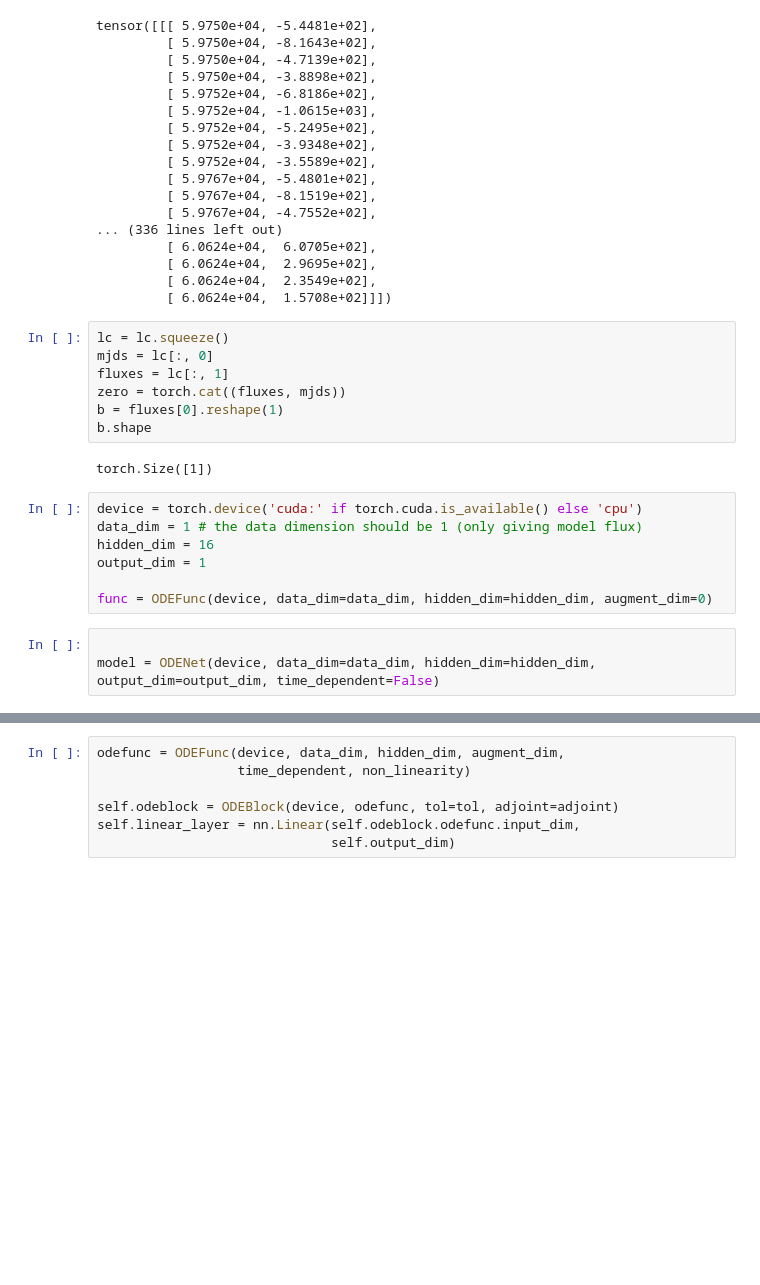
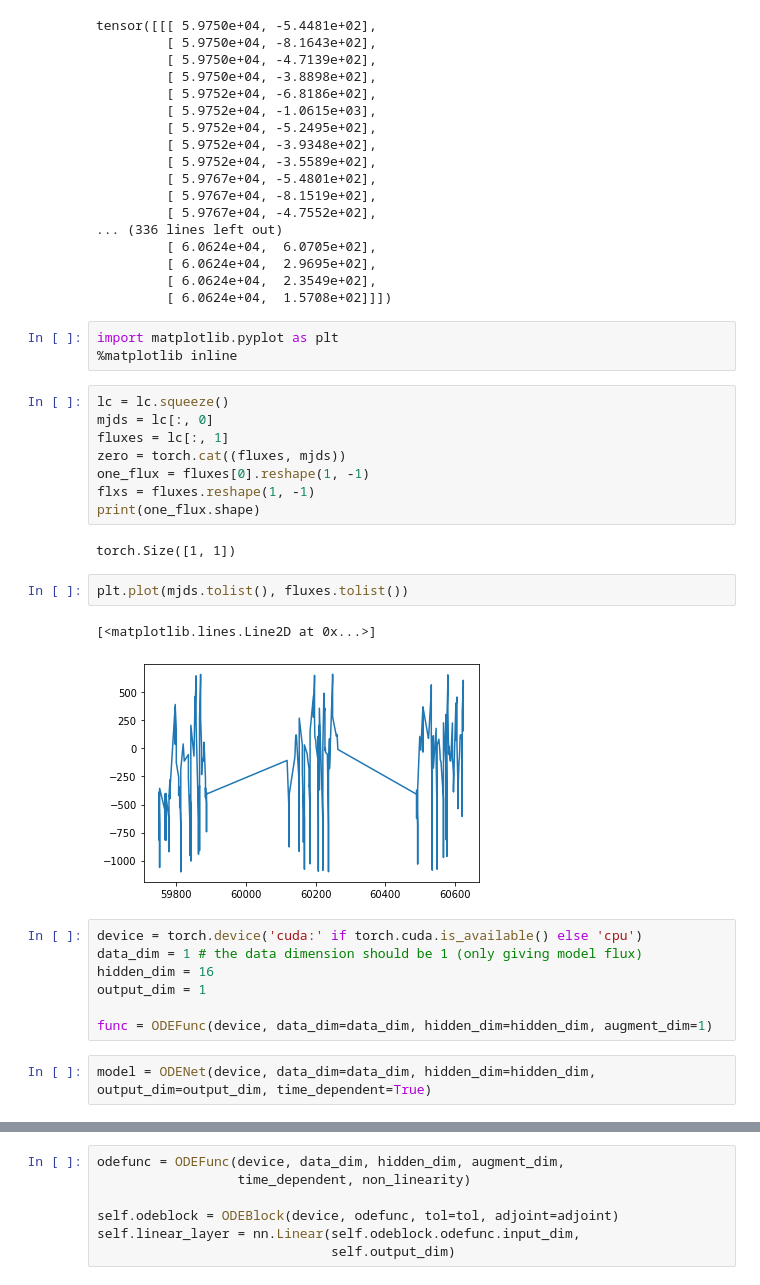
Before and after one commit to deepskies/cosmoNODE, a Jupyter notebook: eval_times.ipynb, the cells around one changed output, grey strips where cells are left out. Drawn from its saved outputs; the diff is of its cells as text; blank space fills up the shorter version.

Commit message:
adapted ode_demo to flux/times, going to move to .py to view the plots, cuz its not working in matplotlib

```diff
--- a/eval_times.ipynb
+++ b/eval_times.ipynb
@@ -41,25 +41,33 @@ tensor([[[ 5.9750e+04, -5.4481e+02],
          [ 6.0624e+04,  2.9695e+02],
          [ 6.0624e+04,  2.3549e+02],
          [ 6.0624e+04,  1.5708e+02]]])
+# %%
+import matplotlib.pyplot as plt
+%matplotlib inline
 # %%
 lc = lc.squeeze()
 mjds = lc[:, 0]
 fluxes = lc[:, 1]
 zero = torch.cat((fluxes, mjds))
-b = fluxes[0].reshape(1)
-b.shape
+one_flux = fluxes[0].reshape(1, -1)
+flxs = fluxes.reshape(1, -1)
+print(one_flux.shape)
 # %% [output]
-torch.Size([1])
+torch.Size([1, 1])
+# %%
+plt.plot(mjds.tolist(), fluxes.tolist())
+# %% [output]
+[<matplotlib.lines.Line2D at 0x...>]
+[figure, added]
 # %%
 device = torch.device('cuda:' if torch.cuda.is_available() else 'cpu')
 data_dim = 1 # the data dimension should be 1 (only giving model flux)
 hidden_dim = 16
 output_dim = 1
 
-func = ODEFunc(device, data_dim=data_dim, hidden_dim=hidden_dim, augment_dim=0)
+func = ODEFunc(device, data_dim=data_dim, hidden_dim=hidden_dim, augment_dim=1)
 # %%
-
-model = ODENet(device, data_dim=data_dim, hidden_dim=hidden_dim, output_dim=output_dim, time_dependent=False)
+model = ODENet(device, data_dim=data_dim, hidden_dim=hidden_dim, output_dim=output_dim, time_dependent=True)
 # %%
 block = ODEBlock(device, odefunc=func)
 print(block)
```
Also changed, not shown: parts of 4 cells of this notebook, 1 other file.
